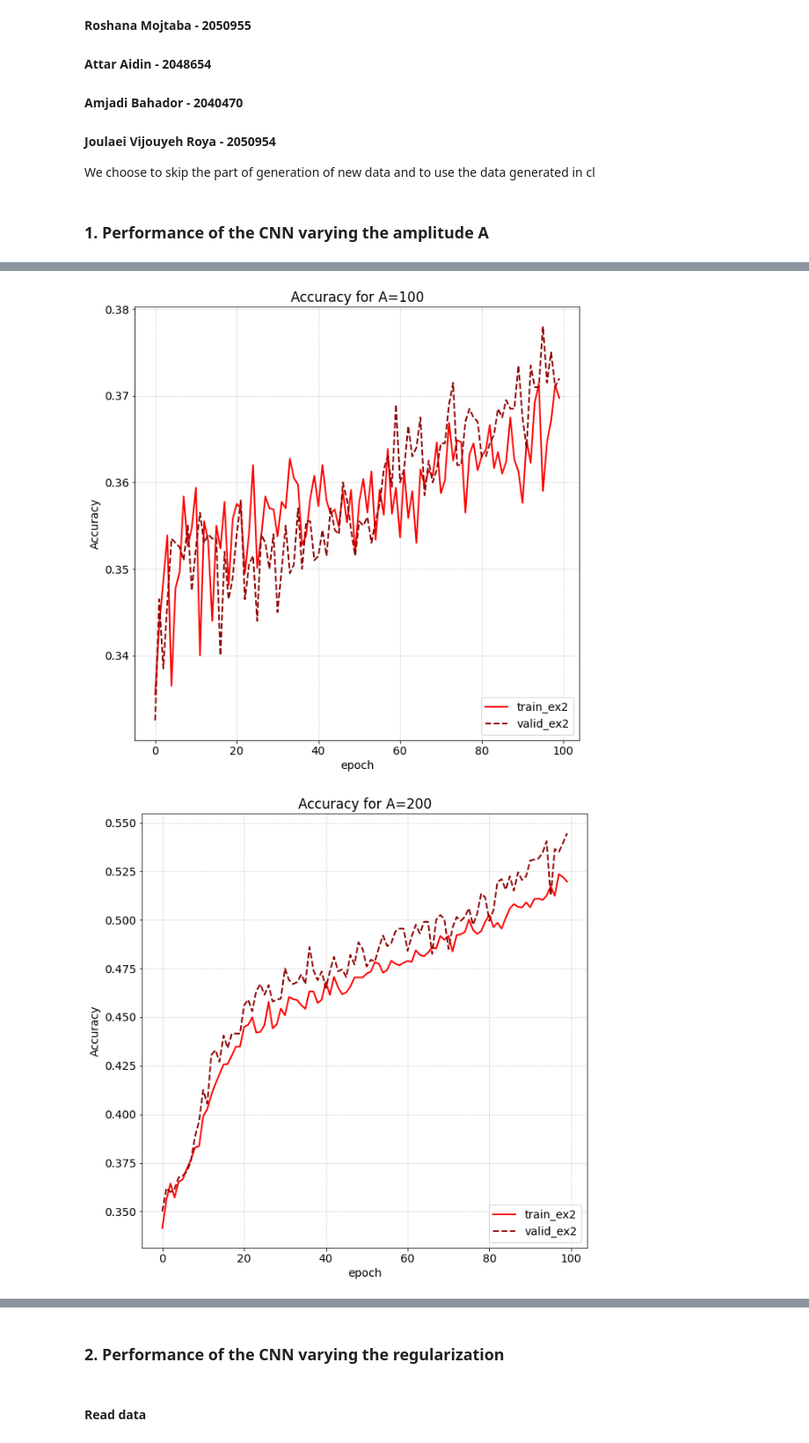
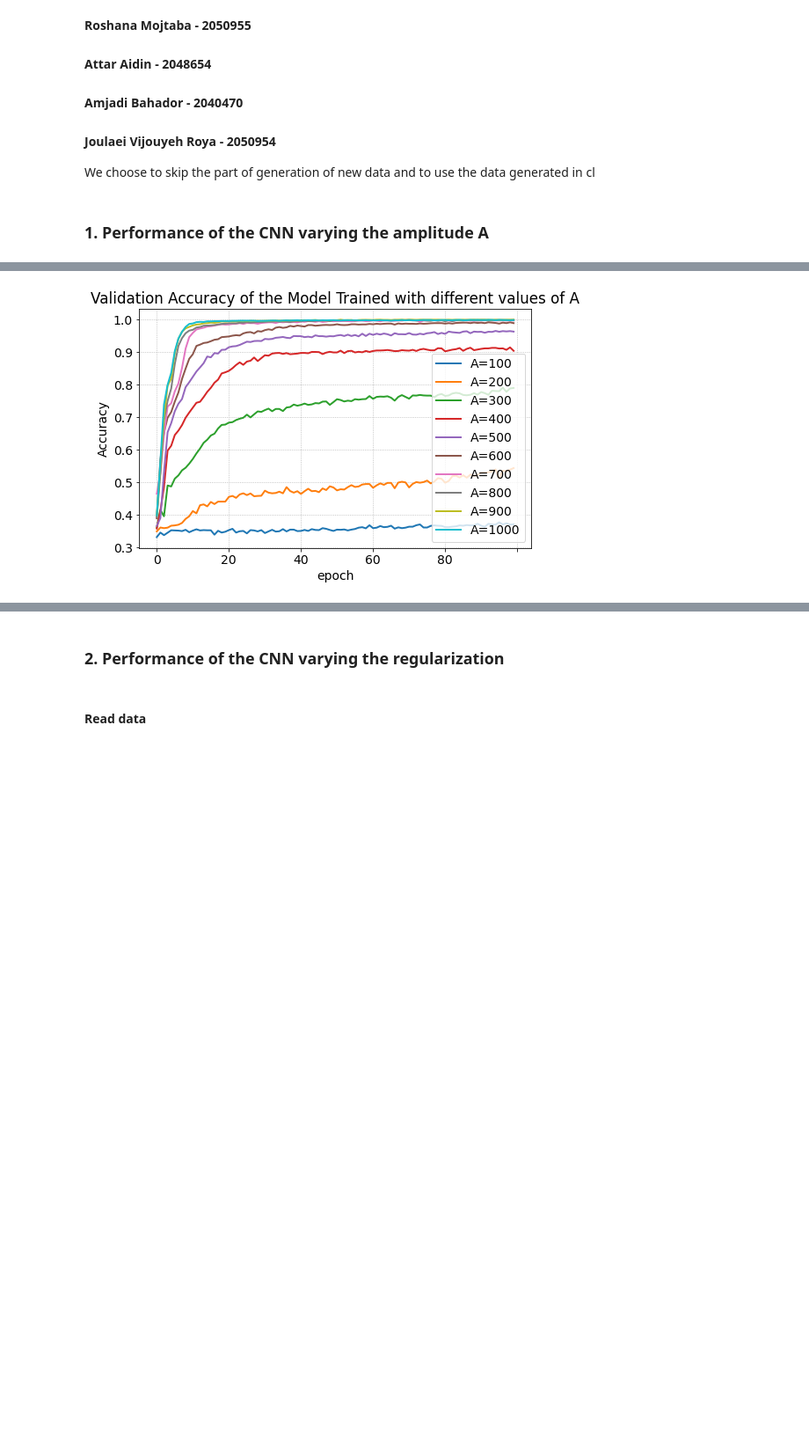
Before and after one commit to aidinattar/LoCP_MODB, a Jupyter notebook: Week3/Final_Notebook.ipynb, the cells around one changed output, grey strips where cells are left out. Shown at 88% size. Cells and saved outputs as stored; diff of their text form; code cells hidden in the pictures; blank space fills up the shorter version.

```diff
--- a/Week3/Final_Notebook.ipynb
+++ b/Week3/Final_Notebook.ipynb
@@ -39,4 +37,7 @@ All_fit= []
 # %%
+A_num= 10
+All_fit= []
+
 # after generatin data in different Amplitudes:
 for i in range(A_num):
     A= 100 + i*100
@@ -169,8 +170,8 @@ for i in range(A_num):
                     epochs=EPOCHS,
                     validation_data=(x_val, y_val),
                     verbose=2, shuffle=True)
-    All_fit.append(fit)
-All_fit
+
+    All_fit.append(fit.history['val_accuracy'])
 # %% [output]
 32/32 - 0s - loss: 0.4891 - accuracy: 0.8597 - val_loss: 0.4215 - val_accuracy: 0.8940 - 204ms/epoch - 6ms/step
 Epoch 12/100
@@ -206,21 +196,17 @@ res_ex3_best = pd.read_csv("./results_DATA/all_fit_ex2.csv")
 # %%
-#ploting train and validation accuracy and loss in different Amplitude
-for i in range(A_num):
-    ex3_loss_train=  All_fit[i].history['loss'  ]
-    ex3_loss_val  =   All_fit[i].history['val_loss']
-    ex3_acc_train =   All_fit[i].history['accuracy'   ]
-    ex3_acc_val   =   All_fit[i].history['val_accuracy' ]
-    fig,AX=plt.subplots(1,1,figsize=(10,10))
-    ax=AX
-    ax.plot(ex3_acc_train, label="train_ex2",   lw = 2, ls = 'solid' , c = 'red')
-    ax.plot(ex3_acc_val,   label="valid_ex2",  lw = 2, ls = 'dashed', c = 'darkred')
+#ploting train and validation accuracy and loss in different Amplitude in one figure
+A_fit = pd.read_csv("./results_DATA/all_fit_ex2.csv")
 
+fig,ax=plt.subplots(1,1,figsize=(8,5))
+for i in range(10):
+    val_accuary =   A_fit.iloc[i,:][1:]
+    ax.plot(val_accuary ,label="A={}".format(100+i*100), lw = 2)
     ax.set_xlabel('epoch')
     ax.set_ylabel("Accuracy")
-    ax.set_title("Accuracy for A={}".format(100+i*100))
+    ax.set_title("Validation Accuracy of the Model Trained with different values of A")
+    ax.xaxis.set_major_locator(MultipleLocator(20))
     ax.legend(loc='lower right')
     ax.grid(ls='dotted')
-    plt.show()
+plt.show()
 # %% [output]
-[figure, old version]
+[figure, new version]
-[figure, removed]
```
Also changed, not shown: parts of 12 cells of this notebook.
